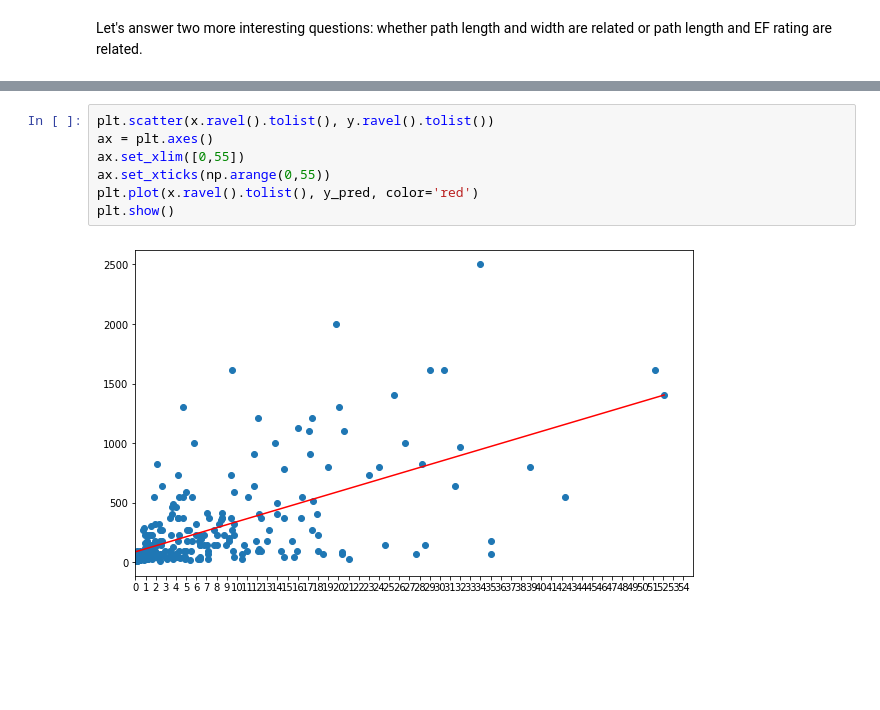
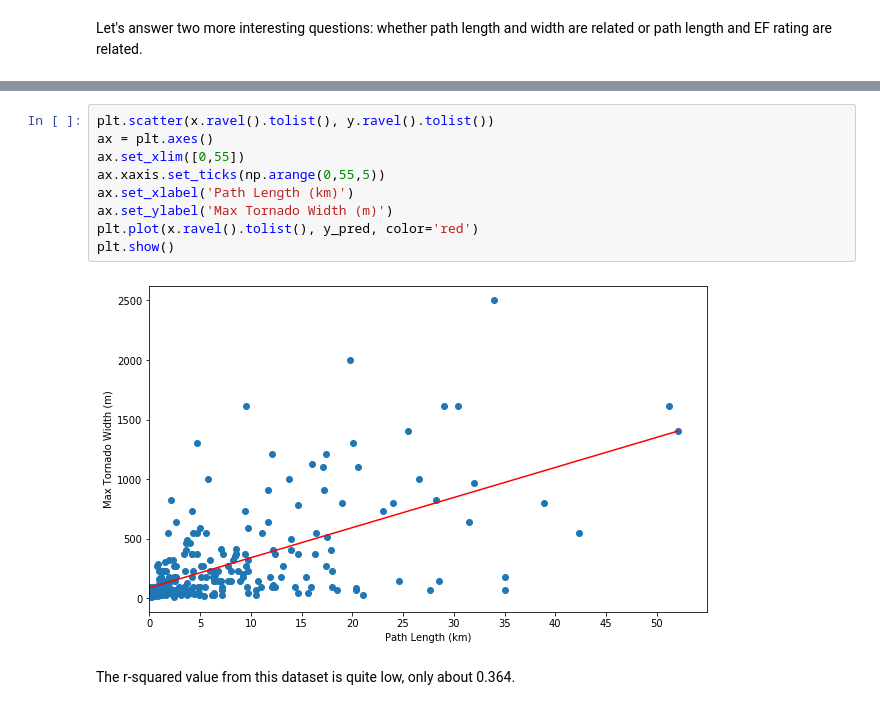
Before and after one commit to jameshonea/May-2019-Tornado-Outbreak, a Jupyter notebook: May_2019_Tornado_Outbreak.ipynb, the cells around one changed output, grey strips where cells are left out. Cells and saved outputs as stored; diff of their text form; blank space fills up the shorter version.

```diff
--- a/May_2019_Tornado_Outbreak.ipynb
+++ b/May_2019_Tornado_Outbreak.ipynb
@@ -233,9 +217,13 @@ tornado_data.head(100)
 # %%
 plt.scatter(x.ravel().tolist(), y.ravel().tolist())
 ax = plt.axes()
 ax.set_xlim([0,55])
-ax.set_xticks(np.arange(0,55))
+ax.xaxis.set_ticks(np.arange(0,55,5))
+ax.set_xlabel('Path Length (km)')
+ax.set_ylabel('Max Tornado Width (m)')
 plt.plot(x.ravel().tolist(), y_pred, color='red')
 plt.show()
 # %% [output]
-[figure, old version]
+[figure, new version]
+# %% [markdown]
+The r-squared value from this dataset is quite low, only about 0.364.
```
Also changed, not shown: parts of 2 cells of this notebook.
